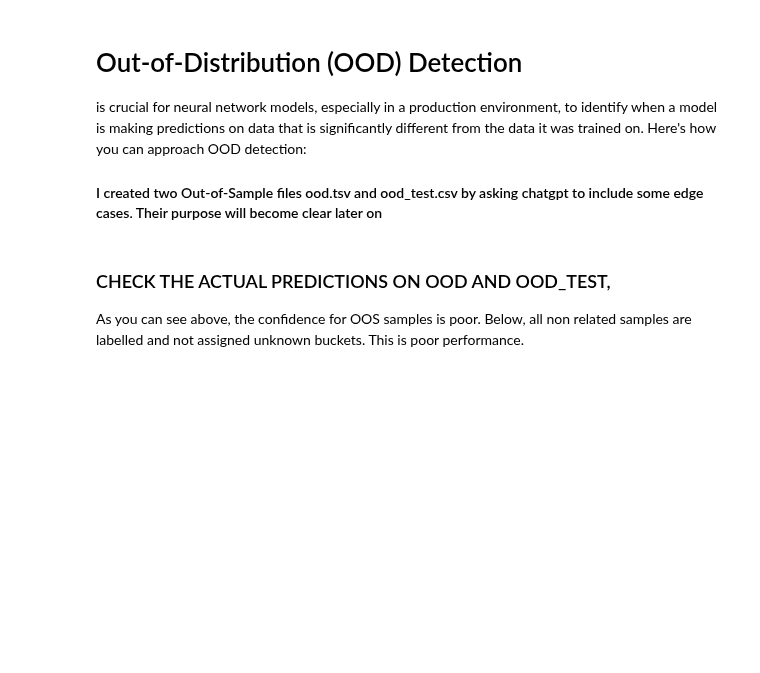
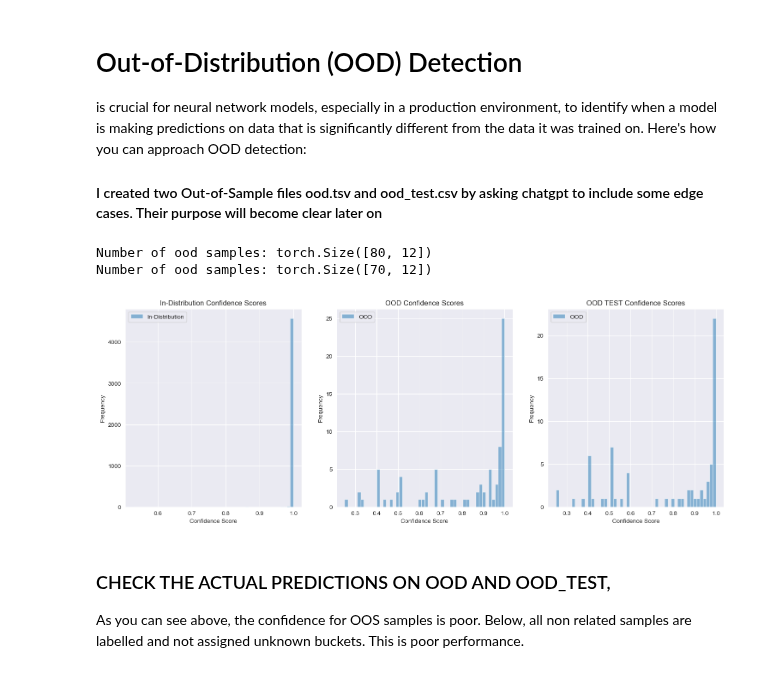
Before and after one commit to jawwada/Chatbot-Application, a Jupyter notebook: machine_learning/notebooks/3. Model Evaluation.ipynb, the cells around one changed output. Saved outputs shown, nothing was run; the diff lists cells and outputs as text; code cells hidden in the pictures; blank space fills up the shorter version.

```diff
--- a/machine_learning/notebooks/3. Model Evaluation.ipynb
+++ b/machine_learning/notebooks/3. Model Evaluation.ipynb
@@ -58,12 +68,8 @@ Using device: mps
 # %%
 # Specify the model name for loading
-from intent_classifier import IntentClassifier
+from machine_learning.pipelines.data_loaders import test_df, test_data, test_loader
 # Load the trained model and tokenizer from saved files
 batch_size=32
 model_name = "best_ICELSTMAmodel"
 model = torch.load(f"data/models/{model_name}.pth").to(device)
 tokenizer = IntentTokenizer.load_state(IntentTokenizer,f"data/models/{model_name}_tokenizer.pickle", f"data/models/{model_name}_le.pickle")
-test_df = pd.read_csv('data/input/atis/test.tsv', sep='\t', header=None, names=["text", "label"])
-test_data = tokenizer.process_data(test_df, device=device)
-print("Number of test samples:", test_data.tensors[0].size())
-test_loader = DataLoader(test_data, shuffle=True, batch_size=batch_size)
@@ -282,13 +315,13 @@ train_df = pd.read_csv('data/input/atis/train.tsv', sep='\t', header=None, names
 train_data = tokenizer.process_data(train_df, device=device)
 train_loader = DataLoader(train_data, shuffle=True, batch_size=batch_size)
 
-ood_df=pd.read_csv('data/atis/ood.tsv', sep='\t', header=None, names=["text", "label"])
+ood_df=pd.read_csv('data/input/atis/ood.tsv', sep='\t', header=None, names=["text", "label"])
 ood_data = tokenizer.process_data(ood_df, device=device)
 ood_loader= DataLoader(ood_data, shuffle=True, batch_size=batch_size)
 print("Number of ood samples:", ood_data.tensors[0].size())
 
 
-ood_test_df=pd.read_csv('data/atis/ood_test.tsv', sep='\t', header=None, names=["text", "label"])
+ood_test_df=pd.read_csv('data/input/atis/ood_test.tsv', sep='\t', header=None, names=["text", "label"])
 ood_test_data = tokenizer.process_data(ood_test_df, device=device)
 ood_test_loader= DataLoader(ood_test_data, shuffle=True, batch_size=batch_size)
 print("Number of ood samples:", ood_test_data.tensors[0].size())
@@ -296,33 +329,37 @@ print("Number of ood samples:", ood_test_data.tensors[0].size())
 
 # Assuming train_loader and ood_loader are DataLoader objects for your in-distribution and OOD data
 train_confidence_scores = get_confidence_scores(model, train_loader)
 ood_confidence_scores = get_confidence_scores(model, ood_loader)
 ood_test_confidence_scores = get_confidence_scores(model, ood_test_loader)
 
 
 # Creating subplots
 fig, axs = plt.subplots(1, 3, figsize=(18, 6))
 
 # Plotting histograms on subplots
 axs[0].hist(train_confidence_scores, bins=50, alpha=0.5, label='In-Distribution')
 axs[0].set_title('In-Distribution Confidence Scores')
 axs[0].set_xlabel('Confidence Score')
 axs[0].set_ylabel('Frequency')
 axs[0].legend()
 
 axs[1].hist(ood_confidence_scores, bins=50, alpha=0.5, label='OOD')
 axs[1].set_title('OOD Confidence Scores')
 axs[1].set_xlabel('Confidence Score')
 axs[1].set_ylabel('Frequency')
 axs[1].legend()
 
 axs[2].hist(ood_test_confidence_scores, bins=50, alpha=0.5, label='OOD')
 axs[2].set_title('OOD TEST Confidence Scores')
 axs[2].set_xlabel('Confidence Score')
 axs[2].set_ylabel('Frequency')
 axs[2].legend()
 # Displaying the plots
 plt.show()
+# %% [output]
+Number of ood samples: torch.Size([80, 12])
+Number of ood samples: torch.Size([70, 12])
+[figure, added]
 # %% [markdown]
 ### CHECK THE ACTUAL PREDICTIONS ON OOD AND OOD_TEST,
 As you can see above, the confidence for OOS samples is poor. Below, all non related samples are labelled and not assigned unknown buckets. This is poor performance.
```
Also changed, not shown: parts of 19 cells of this notebook, 7 other files.
